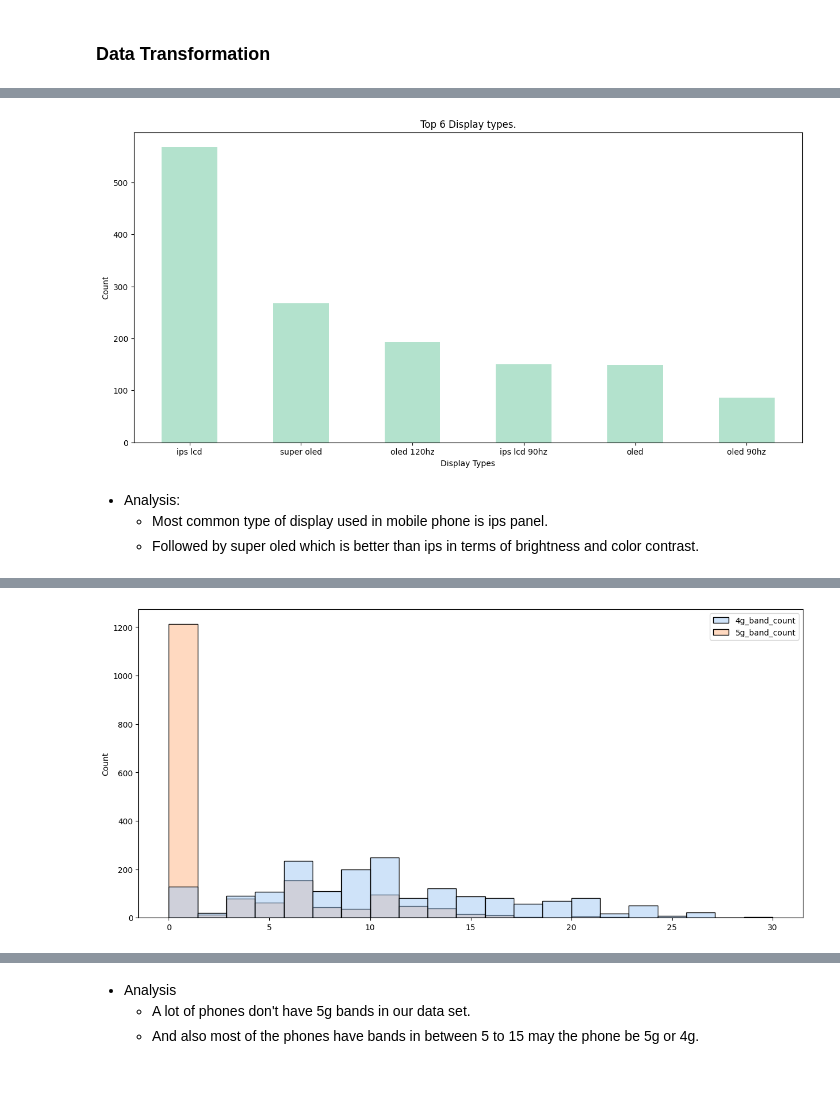
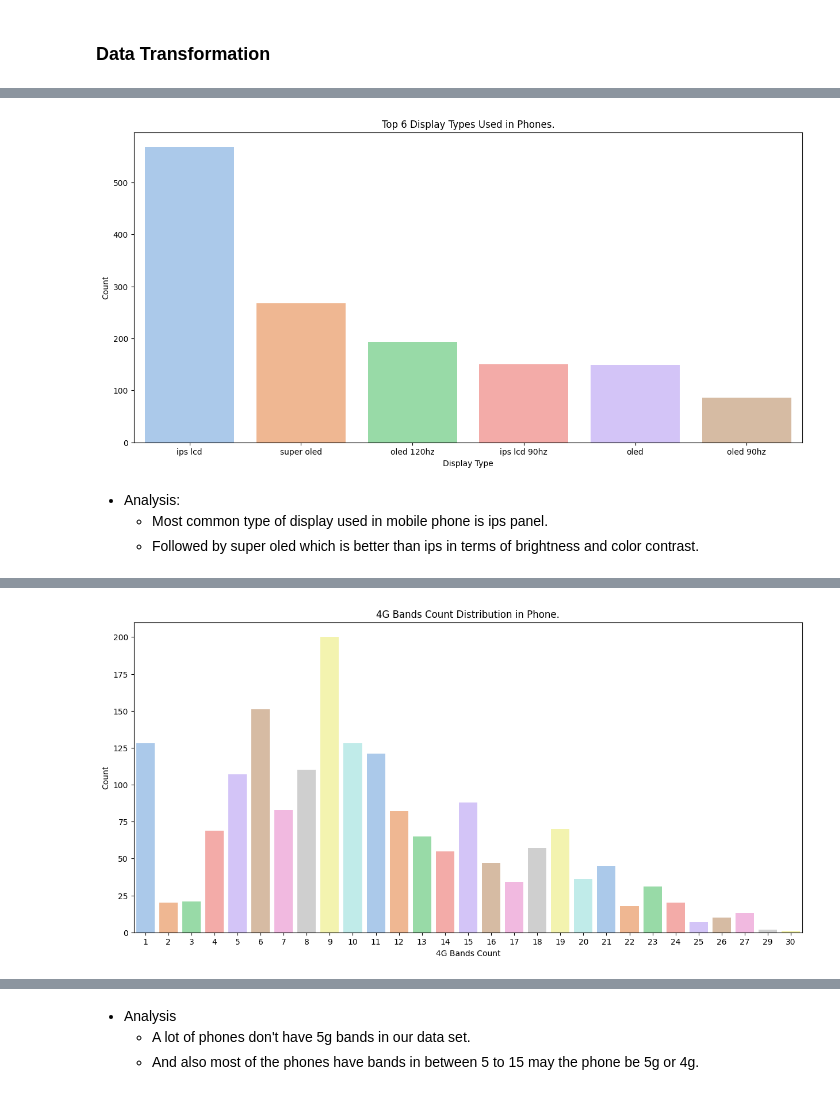
Before and after one commit to rushin236/Phone_Recommendation_System, a Jupyter notebook: research/04_data_transform.ipynb, the cells around one changed output, grey strips where cells are left out. Cells and saved outputs as stored; diff of their text form; code cells hidden in the pictures.

```diff
--- a/research/04_data_transform.ipynb
+++ b/research/04_data_transform.ipynb
@@ -131,9 +131,12 @@ try:
     data_transform = DataTransform(data_transform_config)
     df = data_transform.get_extracted_data()
     df['display_size_str'] = df['display_size_str'].astype('str')
+    df.loc[393, "storage"] = "128gb 64gb"
+    df.loc[393, "type"] = "emmc5.1"
     df_cate = df[df.select_dtypes(include='object').columns]
     df_trans = data_transform.get_transform_dataframe(df_cate)
     df_trans, df_cate = data_transform.transform_dataframe(df_cate=df_cate, df_trans=df_trans)
+    df_cate['price'] = df['price']
     cv = CountVectorizer()
     df_cv = cv.fit_transform(df_trans['text'])
     df_dtm = pd.DataFrame.sparse.from_spmatrix(df_cv, columns=cv.get_feature_names_out())
@@ -218,25 +221,22 @@ df_trans.head()
 | 4 | lte | 2023 | 1080 2376 | 7.0 | ips lcd 90hz | snapdragon680 | 6gb 8gb | 128gb 256gb | ... |
 # %%
 plt.figure(figsize=(15, 7))
-df['display_type'].value_counts().head(6).plot(
-    kind='bar',
-    colormap='Pastel2',
-    rot=360,
-    xlabel="Display Types",
-    title="Top 6 Display types.",
-    ylabel="Count",
-    fontsize=10,
-)
-
+sns.barplot(df_trans['display_type'].value_counts().head(6), palette='pastel')
+plt.title("Top 6 Display Types Used in Phones.")
+plt.xlabel("Display Type")
+plt.ylabel("Count")
 plt.show()
 # %% [output]
-[figure, old version]
+[figure, new version]
 # %% [markdown]
 -   Analysis:
     -   Most common type of display used in mobile phone is ips panel.
     -   Followed by super oled which is better than ips in terms of brightness and color contrast.
 # %%
 plt.figure(figsize=(15, 7))
-sns.histplot(data=df[['4g_band_count', '5g_band_count']], palette='pastel')
+sns.barplot(df['4g_band_count'].value_counts(), palette='pastel')
+plt.title("4G Bands Count Distribution in Phone.")
+plt.xlabel("4G Bands Count")
+plt.ylabel("Count")
 plt.show()
 # %% [output]
@@ -243 +245 @@ plt.show()
-[figure, old version]
+[figure, new version]
```
Also changed, not shown: parts of 42 cells of this notebook, 22 other files.
